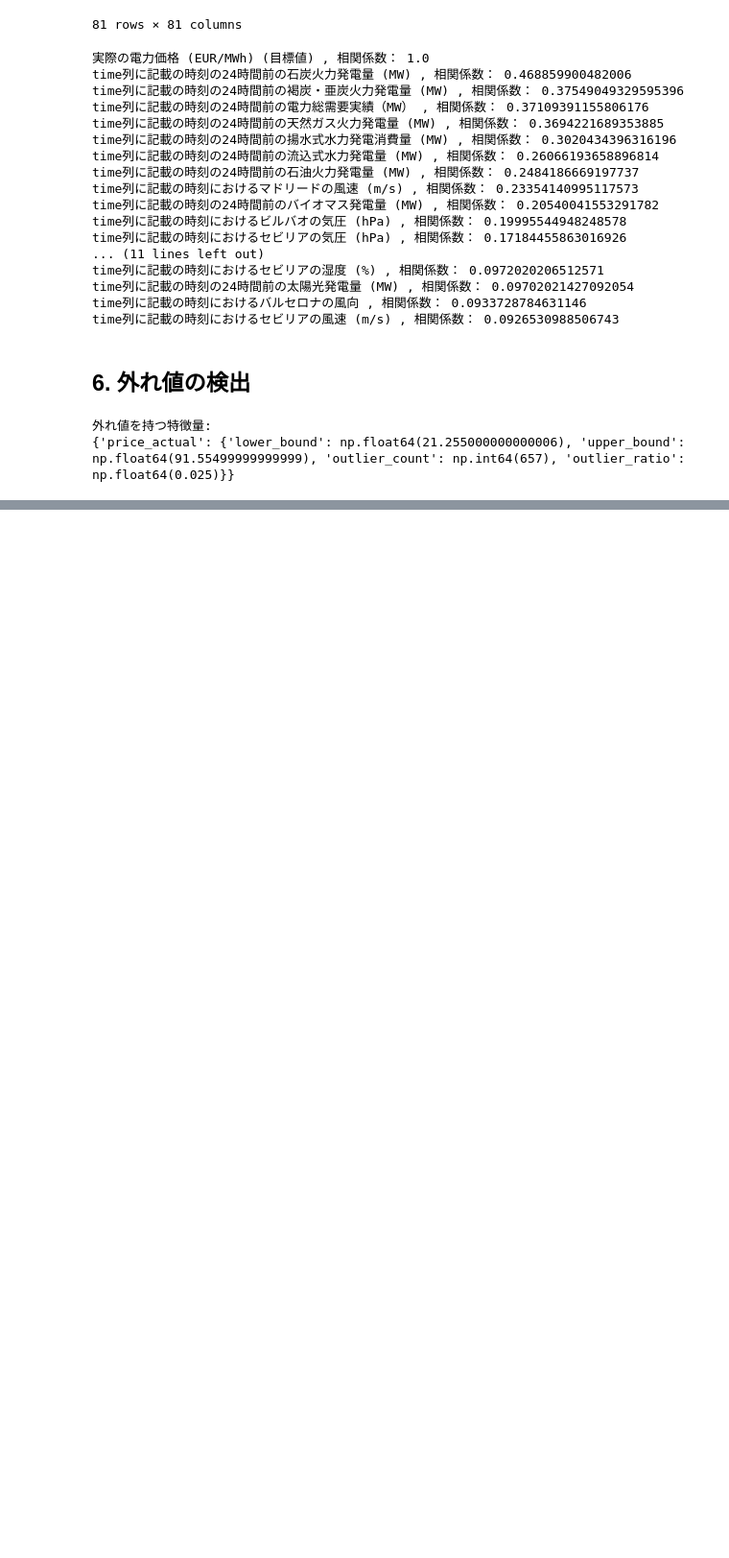
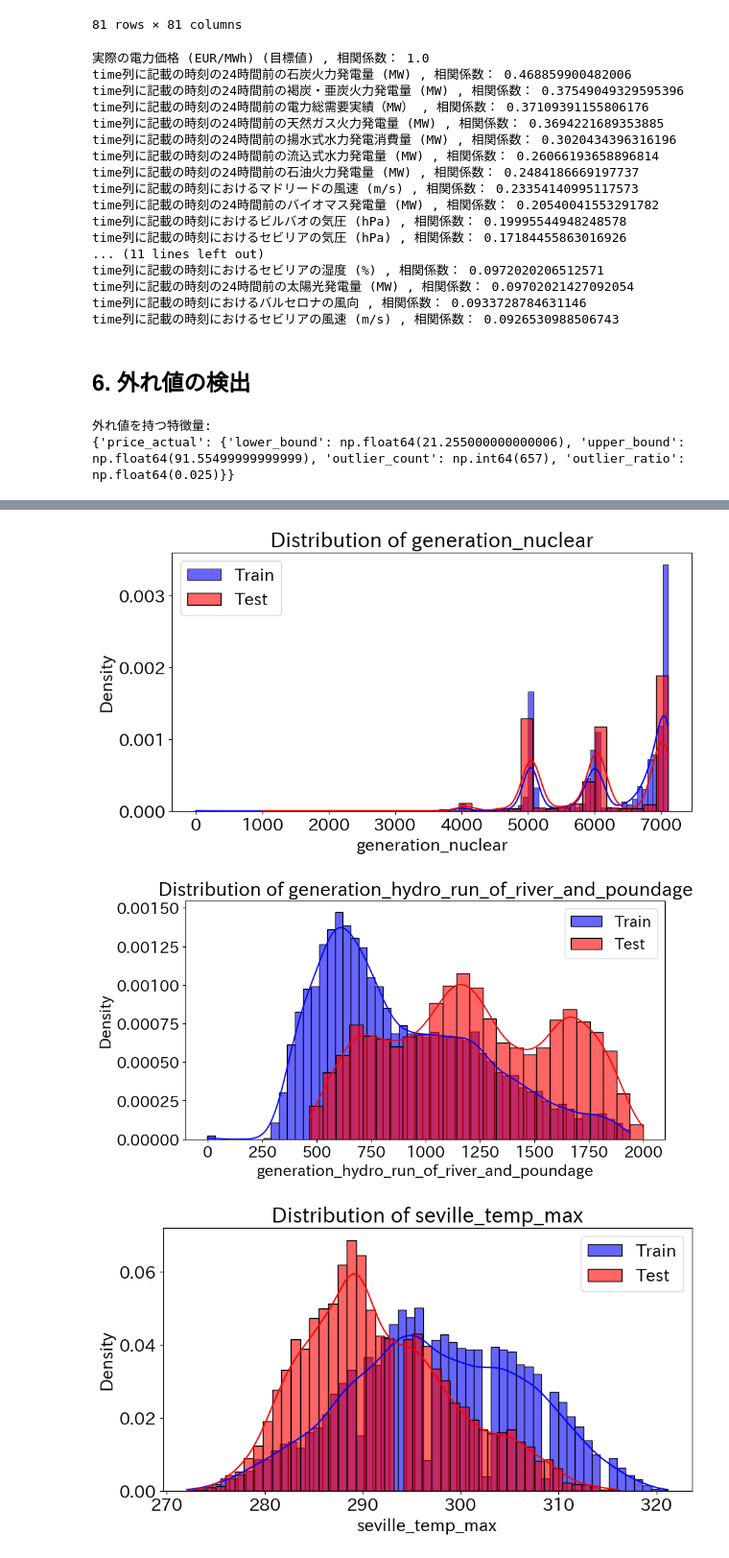
Before and after one commit to yukibefree/notebook, a Jupyter notebook: signate_smbc_202506/notebooks/01_exploratory_data_analysis.ipynb, the cells around one changed output, grey strips where cells are left out. Shown at 96% size. Cells and saved outputs as stored; diff of their text form; code cells hidden in the pictures; blank space fills up the shorter version.

```diff
--- a/signate_smbc_202506/notebooks/01_exploratory_data_analysis.ipynb
+++ b/signate_smbc_202506/notebooks/01_exploratory_data_analysis.ipynb
@@ -336,0 +579,22 @@ print(outliers)
+# %%
+top_features = results['feature_importances'].head(10).index.tolist()
+
+for col in top_features:
+    if col in train_df_av.columns and col in test_df_av.columns: # 存在確認
+        plt.figure(figsize=(10, 5))
+        sns.histplot(train_df_av[col], color='blue', label='Train', kde=True, stat='density', alpha=0.6)
+        sns.histplot(test_df_av[col], color='red', label='Test', kde=True, stat='density', alpha=0.6)
+        plt.title(f'Distribution of {col}')
+        plt.legend()
+        try:
+            #plt.savefig(f'{PROJECT_ROOT}/img/{col}_compare.png')
+            continue
+        except:
+            pass
+        plt.show()
+    else:
+        print(f"Feature '{col}' not found in both dataframes for plotting.")
+# %% [output]
+[figure, added]
+[figure, added]
+[figure, added]
```
Also changed, not shown: parts of 19 cells of this notebook, 2 other files.
